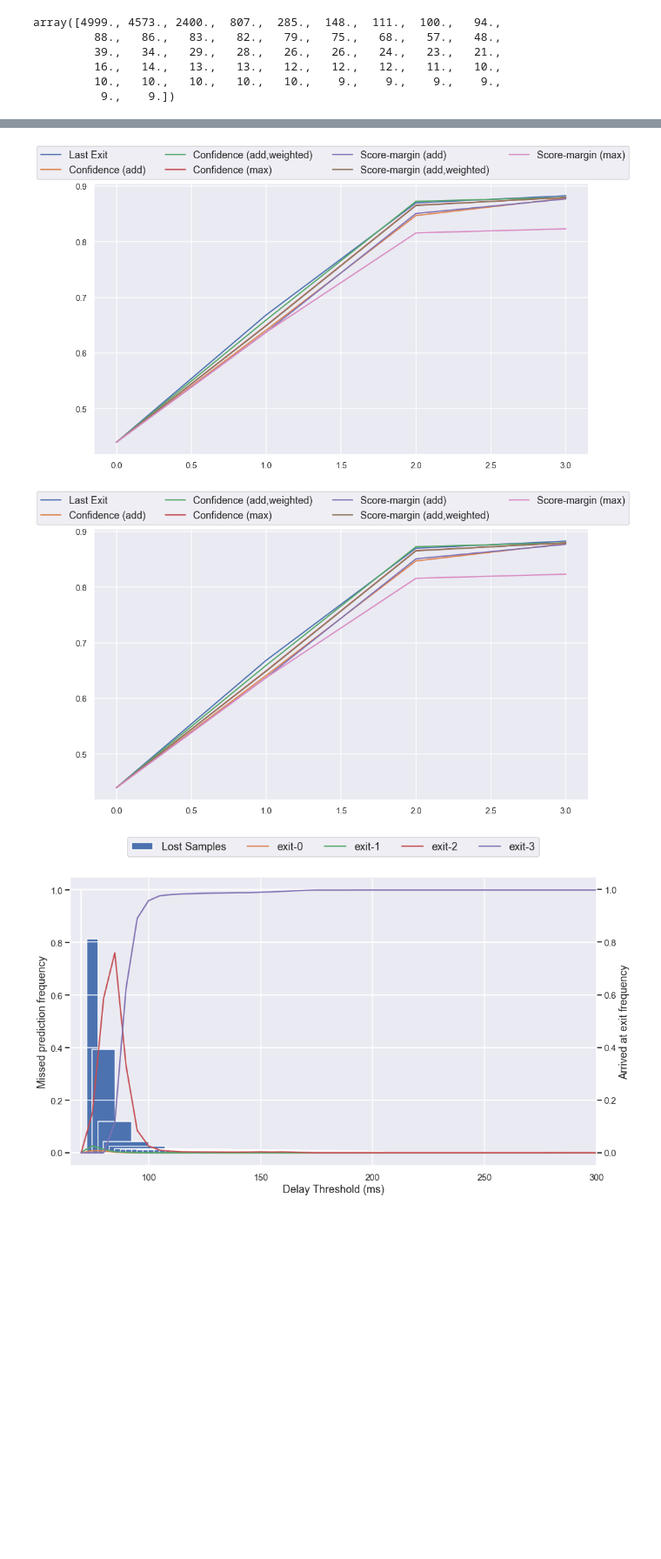
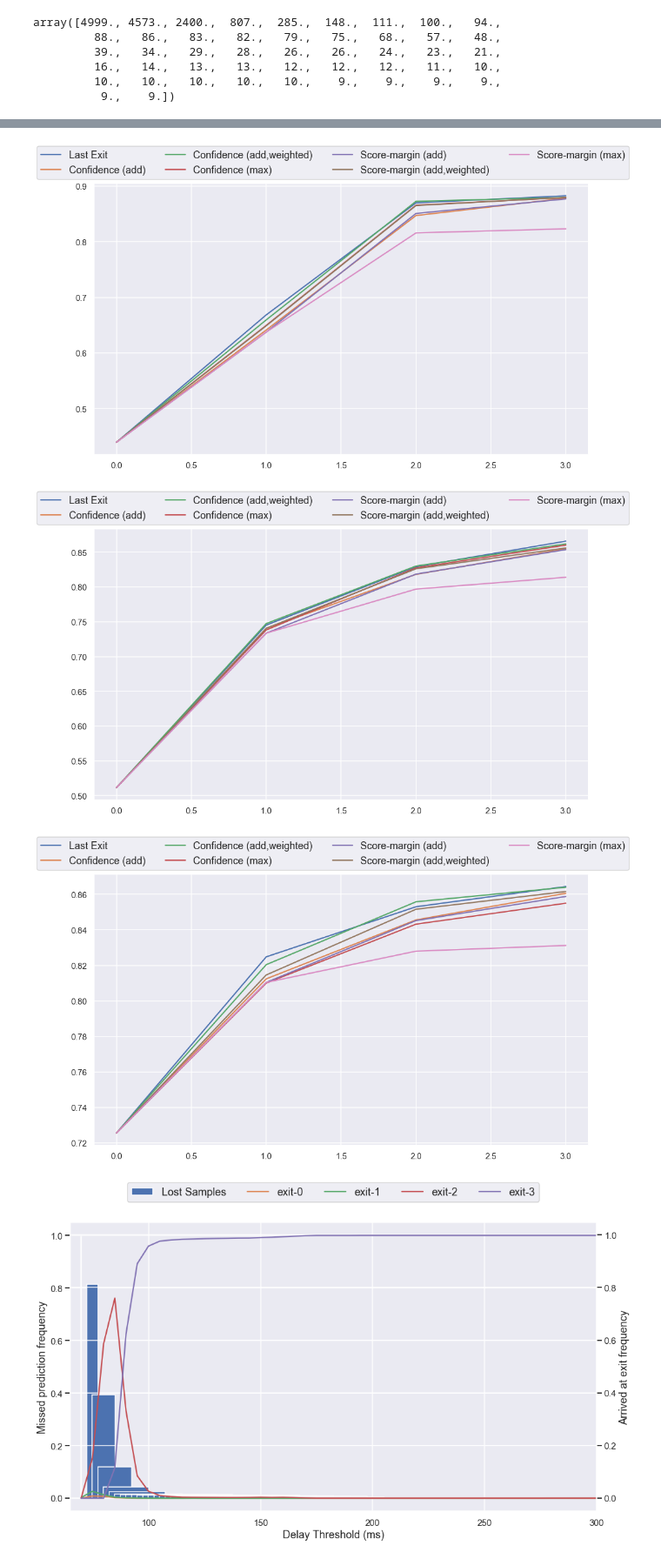
Before and after one commit to AlexKarlsen/thesis-src, a Jupyter notebook: DDNN/edge_test/sandbox.ipynb, the cells around one changed output, grey strips where cells are left out. Shown at 87% size. Cells and saved outputs as stored; diff of their text form; code cells hidden in the pictures; blank space fills up the shorter version.

```diff
--- a/DDNN/edge_test/sandbox.ipynb
+++ b/DDNN/edge_test/sandbox.ipynb
@@ -193,7 +195,8 @@ array([4999., 4573., 2400.,  807.,  285.,  148.,  111.,  100.,   94.,
 # %%
 lp = {
     'b-resnet' : pd.read_json('nuc_2_jetson_b-resnet_lost_prediction_analysis.json'),
-    'b-densenet' : pd.read_json('nuc_2_jetson_b-densenet_lost_prediction_analysis.json')
+    'b-densenet' : pd.read_json('nuc_2_jetson_b-densenet_lost_prediction_analysis.json'),
+    'msdnet' : pd.read_json('msdnet-local3_lost_prediction_analysis.json')
 }
 # %%
 lp['b-resnet']
@@ -214,15 +217,16 @@ lp['b-densenet']
 # %%
 for net in lp:
     fig, axes = plt.subplots(1,1)
     for method in methods:
-        axes.plot(lp['b-resnet'][method])
+        axes.plot(lp[net][method])
 
     fig.legend(['Last Exit', 'Confidence (add)', 'Confidence (add,weighted)', 'Confidence (max)',
            'Score-margin (add)', 'Score-margin (add,weighted)', 'Score-margin (max)'], ncol=4,
            loc="upper center", fontsize='medium')
 # %% [output]
 [figure]
-[figure, old version]
+[figure, new version]
+[figure, added]
 # %%
 fig, axes = plt.subplots(1,1)
 
```
Also changed, not shown: parts of 9 cells of this notebook, 23 other files.
